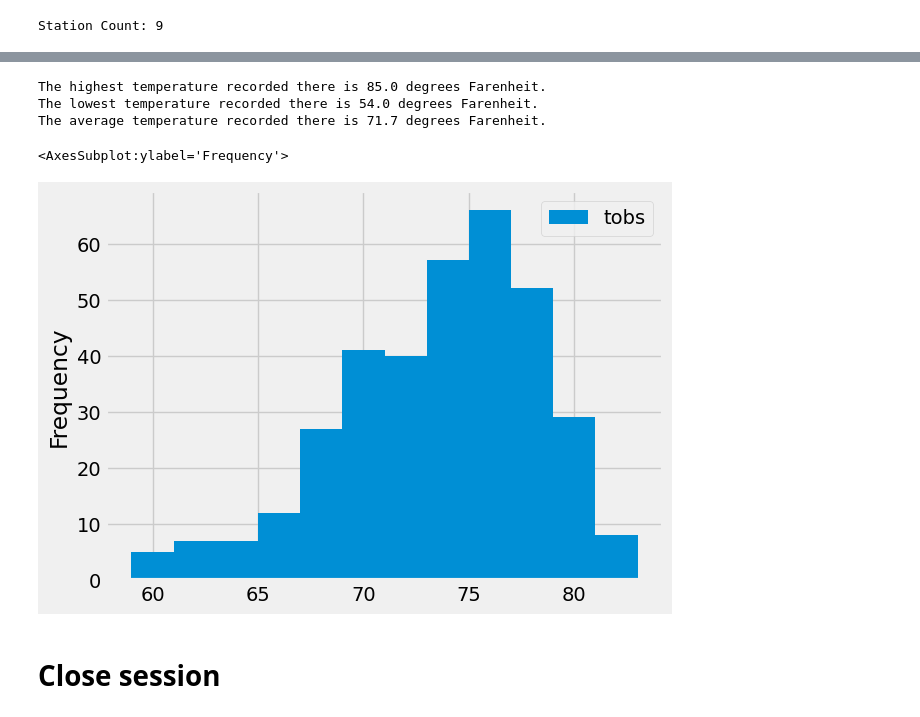
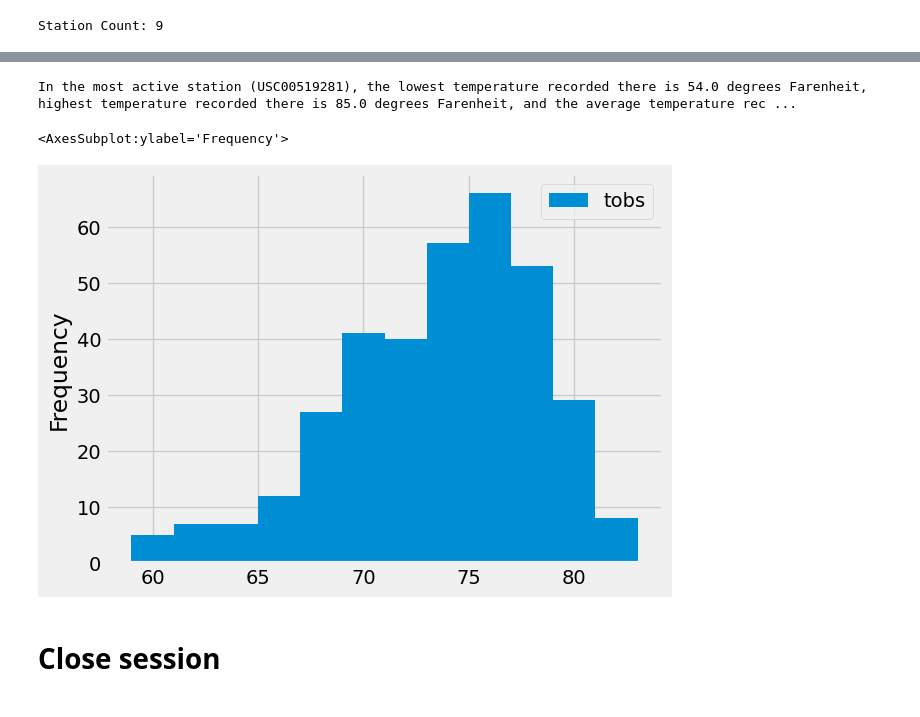
Before and after one commit to shabazmotan/SQLAlchemy-SurfsUp, a Jupyter notebook: SurfsUp/climate_analysis.ipynb, the cells around one changed output, grey strips where cells are left out. Saved outputs shown, nothing was run; the diff lists cells and outputs as text; code cells hidden in the pictures.

```diff
--- a/SurfsUp/climate_analysis.ipynb
+++ b/SurfsUp/climate_analysis.ipynb
@@ -97,20 +92,18 @@ print(f"Station Count: {stationsCount}")
 Station Count: 9
 # %%
 # Design a query to find the most active stations (i.e. what stations have the most rows?)
+group = session.query(Measurement).group_by(Measurement.station)
+count = []
+for c in group:
+    count.append(session.query(Measurement).filter(Measurement.station == c.station).count())
+    print(c.station, session.query(Measurement).filter(Measurement.station == c.station).count())
+    max_count = max(count)
+    if session.query(Measurement).filter(Measurement.station == c.station).count() == max_count:
+        most_active_station = c.station
 
-stationID = stationCounts[0][0]
-
-#query for station name
-stationName = (session.query(Station.name)
-                      .filter_by(station = stationID))
-stationName = stationName[0][0]
-print(f"The most active station is {stationID}: {stationName}.")
-
+print(most_active_station)
 # List the stations and the counts in descending order.
 
-stationCounts = (session.query(Measurement.station, func.count(Measurement.station))
-                        .group_by(Measurement.station)
-                        .order_by(func.count(Measurement.station).desc())
-                        .all())
-stationCounts
+session.query(Measurement.station, func.count(Measurement.station)).\
+group_by(Measurement.station).order_by(func.count(Measurement.station).desc()).all()
 # %% [output]
@@ -124,49 +126,42 @@ The most active station is USC00519281: WAIHEE 837.5, HI US.
  ('USC00511918', 1979),
  ('USC00517948', 1372),
  ('USC00518838', 511)]
-# %%
-# Using the most active station id from the previous query, calculate the lowest, highest, and average temperature.
-highestTemp = (session.query(Measurement.tobs)
-                      .filter(Measurement.station == stationID)
-                      .order_by(Measurement.tobs.desc())
-                      .first())
-highestTemp = highestTemp[0]
-print(f"The highest temperature recorded there is {highestTemp} degrees Farenheit.")
-
-lowestTemp = (session.query(Measurement.tobs)
-                     .filter(Measurement.station == stationID)
-                     .order_by(Measurement.tobs.asc())
-                     .first())
-lowestTemp = lowestTemp[0]
-print(f"The lowest temperature recorded there is {lowestTemp} degrees Farenheit.")
-
-avgTemp = (session.query(func.avg(Measurement.tobs))
-                  .filter(Measurement.station == stationID))
-avgTemp = '{0:.3}'.format(avgTemp[0][0])
-print(f"The average temperature recorded there is {avgTemp} degrees Farenheit.")
-# %% [output]
-The highest temperature recorded there is 85.0 degrees Farenheit.
-The lowest temperature recorded there is 54.0 degrees Farenheit.
-The average temperature recorded there is 71.7 degrees Farenheit.
+# %%
+# Using the most active station id from the previous query, calculate the lowest, highest, and average temperature.
+
+tobs = session.query(Measurement).filter(Measurement.station == most_active_station)
+tobs_of_most_active_station = []
+for t in tobs:
+    tobs_of_most_active_station.append(t.tobs)
+
+lowest_temp = min(tobs_of_most_active_station)
+highest_temp = max(tobs_of_most_active_station)
+from statistics import mean
+average_temp = mean(tobs_of_most_active_station)
+
+print( f"In the most active station ({most_active_station}), the lowest temperature recorded there is {lowest_temp} degrees Farenheit, highest temperature recorded there is {highest_temp} degrees Farenheit, and the average temperature recorded there is {average_temp} degrees Farenheit.")
+# %% [output]
+In the most active station (USC00519281), the lowest temperature recorded there is 54.0 degrees Farenheit, highest temperature recorded there is 85.0 degrees Farenheit, and the average temperature rec ...
 # %%
 # Using the most active station id
+# Query the last 12 months of temperature observation data for this station and plot the results as a histogram
 
 tempData = (session.query(Measurement.date, Measurement.tobs)
-                   .filter(Measurement.date > yearBefore)
-                   .filter(Measurement.station == stationID)
+                   .filter(Measurement.date >= '2016-08-23')
+                   .filter(Measurement.station == most_active_station)
                    .order_by(Measurement.date)
                    .all())
 
 tempTable = pd.DataFrame(tempData)
 tempTable = tempTable.set_index('date')
 
 tempTable = tempTable.sort_index(ascending=True)
 # Query the last 12 months of temperature observation data for this station and plot the results as a histogram
 
 tempTable.plot(kind='hist', bins=12)
 # %% [output]
 <AxesSubplot:ylabel='Frequency'>
-[figure, old version]
+[figure, new version]
 # %% [markdown]
 # Close session
 # %%
```
Also changed, not shown: parts of 4 cells of this notebook, 2 other files.
